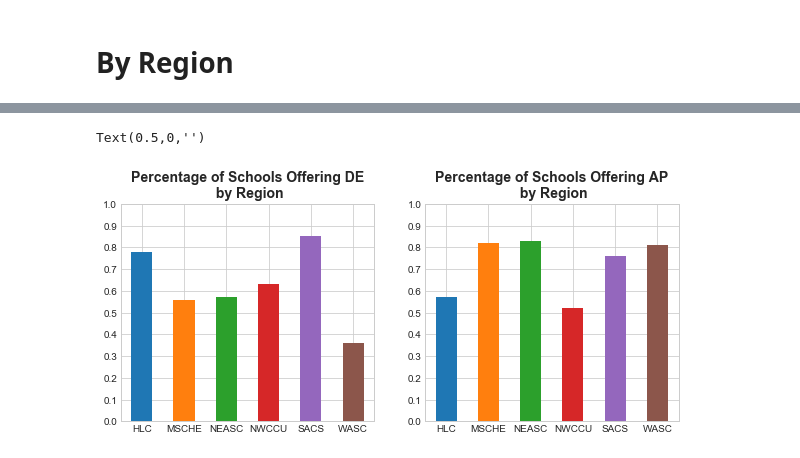
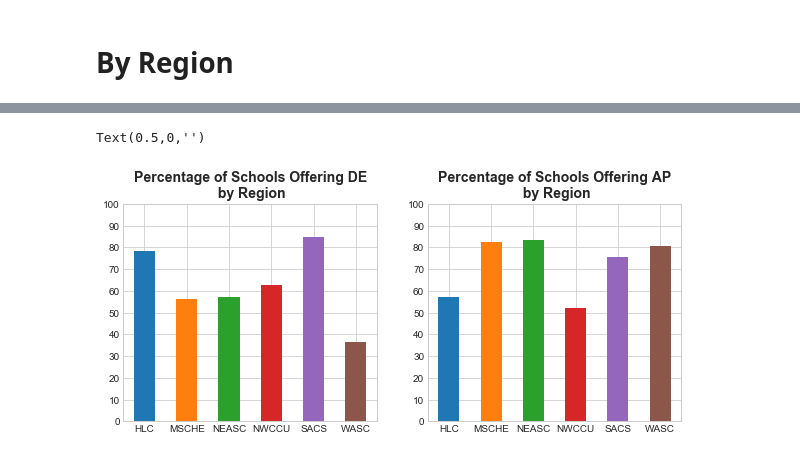
Before and after one commit to oconnoag/nacep_dual_enrollment_analysis, a Jupyter notebook: jupyter_notebooks/01_Flag_Analyses.ipynb, the cells around one changed output, grey strips where cells are left out. Saved outputs shown, nothing was run; the diff lists cells and outputs as text; code cells hidden in the pictures.

Commit message:
Used the flag_grouper function to construct the flag stats for each category.

```diff
--- a/jupyter_notebooks/01_Flag_Analyses.ipynb
+++ b/jupyter_notebooks/01_Flag_Analyses.ipynb
@@ -469,0 +364,8 @@ Stored 'ap_by_region_accred' (DataFrame)
+# %%
+de_by_region = flag_grouper(hs, 'region_accred', 'DE', True)
+ap_by_region = flag_grouper(hs, 'region_accred', 'AP')
+
+hs_by_region = pd.merge(de_by_region, ap_by_region, on = '# of HS Schools')
+hs_by_region = hs_by_region.set_index('region_accred')
+hs_by_region.index.names = ['Regions']
+hs_by_region
@@ -470,23 +381,23 @@ Stored 'ap_by_region_accred' (DataFrame)
 # %%
 fig, (ax1,ax2) = plt.subplots(1,2, figsize = (10,4))
 
 plt.sca(ax1)
-de_by_region_accred.plot.bar(x = 'region_accred', y = 'pct_de', ax=ax1)
+hs_by_region.plot.bar(y = 'DE Offering Rate', ax=ax1)
 plt.title('Percentage of Schools Offering DE\n by Region')
 plt.xticks(rotation = 0)
 plt.legend([])
-plt.yticks(np.arange(0,1.1,0.1))
-plt.ylim([0,1])
+plt.yticks(np.arange(0,110,10))
+plt.ylim([0,100])
 plt.xlabel('')
 
 plt.sca(ax2)
-ap_by_region_accred.plot.bar(x = 'region_accred', y = 'pct_ap', ax=ax2)
+hs_by_region.plot.bar(y = 'AP Offering Rate', ax=ax2)
 plt.title('Percentage of Schools Offering AP\n by Region')
 plt.xticks(rotation = 0)
 plt.legend([])
-plt.yticks(np.arange(0,1.1,0.1))
-plt.ylim([0,1])
+plt.yticks(np.arange(0,110,10))
+plt.ylim([0,100])
 plt.xlabel('')
 # %% [output]
 Text(0.5,0,'')
-[figure, old version]
+[figure, new version]
```
Also changed, not shown: parts of 31 cells of this notebook.
